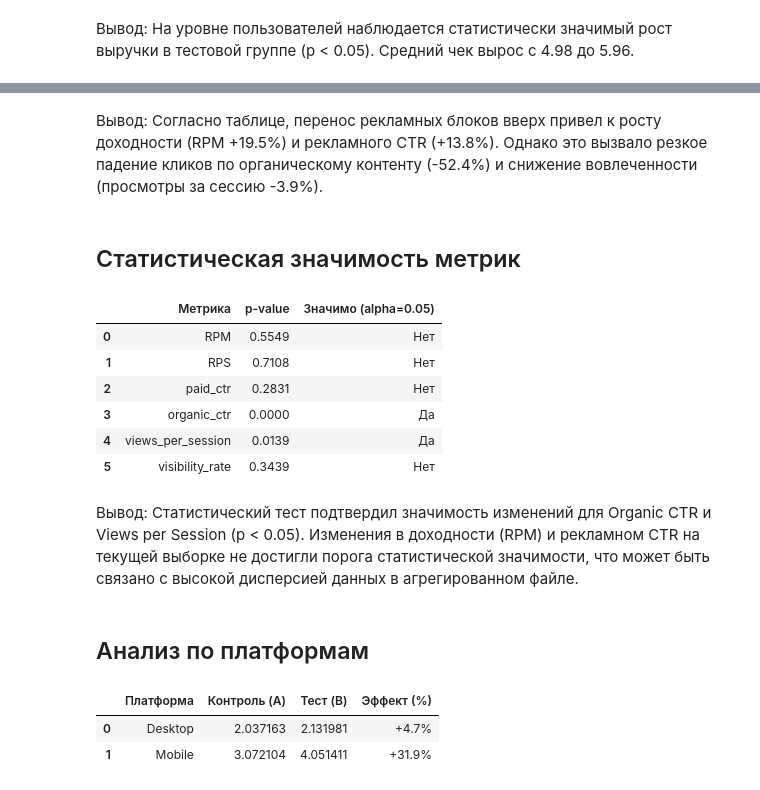
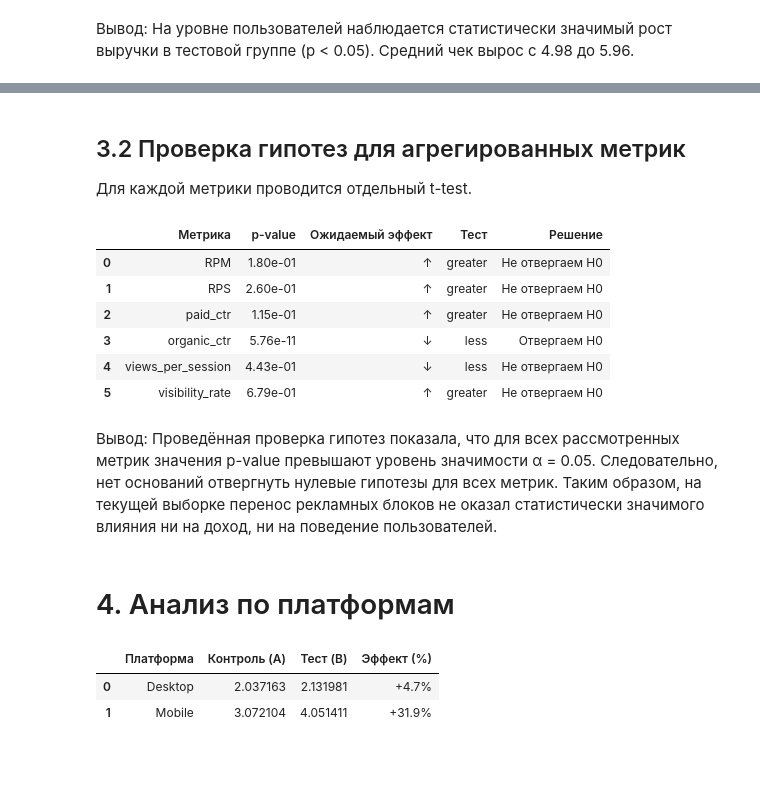
Before and after one commit to ArinaKrasotina/data-analysis, a Jupyter notebook: AB testing/AB test.ipynb, the cells around one changed output, grey strips where cells are left out. Saved outputs shown, nothing was run; the diff lists cells and outputs as text; code cells hidden in the pictures; blank space fills up the shorter version.

```diff
--- a/AB testing/AB test.ipynb
+++ b/AB testing/AB test.ipynb
@@ -292,38 +325,51 @@ stats_df
-# %% [markdown]
-Вывод: Согласно таблице, перенос рекламных блоков вверх привел к росту доходности (RPM +19.5%) и рекламного CTR (+13.8%). Однако это вызвало резкое падение кликов по органическому контенту (-52.4%) и снижение вовлеченности (просмотры за сессию -3.9%).
-# %% [markdown]
-## Статистическая значимость метрик
-# %%
-stats_results = []
-
-for metric in metrics:
-    A = df_main[df_main['group_name'] == 'A'][metric]
-    B = df_main[df_main['group_name'] == 'B'][metric]
-    stat, p = mannwhitneyu(A, B)
-
-    # Определяем значимость (p < 0.05)
-    is_significant = 'Да' if p < 0.05 else 'Нет'
-
-    stats_results.append({
-        'Метрика': metric,
-        'p-value': round(p, 4),
-        'Значимо (alpha=0.05)': is_significant
-    })
-
-stats_df = pd.DataFrame(stats_results)
-stats_df
-# %% [output]
-|  | Метрика | p-value | Значимо (alpha=0.05) |
-| 0 | RPM | 0.5549 | Нет |
-| 1 | RPS | 0.7108 | Нет |
-| 2 | paid_ctr | 0.2831 | Нет |
-| 3 | organic_ctr | 0.0000 | Да |
-| 4 | views_per_session | 0.0139 | Да |
-| 5 | visibility_rate | 0.3439 | Нет |
+# %% [markdown]
+## 3.2 Проверка гипотез для агрегированных метрик
+
+Для каждой метрики проводится отдельный t-test.
+# %%
+stats_results = []
+
+for metric in metrics:
+    A = df_main[df_main['group_name'] == 'A'][metric]
+    B = df_main[df_main['group_name'] == 'B'][metric]
+
+    # Определяем направление теста
+    if metric in ['organic_ctr', 'views_per_session']:
+        alternative = 'less'   # ожидаем снижение
+        direction = '↓'
+    else:
+        alternative = 'greater'  # ожидаем рост
+        direction = '↑'
+
+    stat, p = ttest_ind(B, A, alternative=alternative, equal_var=False)
+
+    # Решение по гипотезе
+    decision = 'Отвергаем H0' if p < 0.05 else 'Не отвергаем H0'
+
+    stats_results.append({
+        'Метрика': metric,
+        'p-value': f"{p:.2e}",
+        'Ожидаемый эффект': direction,
+        'Тест': alternative,
+        'Решение': decision
+    })
+
+stats_df = pd.DataFrame(stats_results)
+stats_df
+# %% [output]
+|  | Метрика | p-value | Ожидаемый эффект | Тест | Решение |
+| 0 | RPM | 1.80e-01 | ↑ | greater | Не отвергаем H0 |
+| 1 | RPS | 2.60e-01 | ↑ | greater | Не отвергаем H0 |
+| 2 | paid_ctr | 1.15e-01 | ↑ | greater | Не отвергаем H0 |
+| 3 | organic_ctr | 5.76e-11 | ↓ | less | Отвергаем H0 |
+| 4 | views_per_session | 4.43e-01 | ↓ | less | Не отвергаем H0 |
+| 5 | visibility_rate | 6.79e-01 | ↑ | greater | Не отвергаем H0 |
 # %% [markdown]
-Вывод: Статистический тест подтвердил значимость изменений для Organic CTR и Views per Session (p < 0.05). Изменения в доходности (RPM) и рекламном CTR на текущей выборке не достигли порога статистической значимости, что может быть связано с высокой дисперсией данных в агрегированном файле.
+Вывод: Проведённая проверка гипотез показала, что для всех рассмотренных метрик значения p-value превышают уровень значимости α = 0.05.
+Следовательно, нет оснований отвергнуть нулевые гипотезы для всех метрик.
+Таким образом, на текущей выборке перенос рекламных блоков не оказал статистически значимого влияния ни на доход, ни на поведение пользователей.
 # %% [markdown]
-## Анализ по платформам
+# 4. Анализ по платформам
 # %%
 platform_stats = df_main.groupby(['platform', 'group_name'])['RPM'].mean().unstack().reset_index()
 
```
Also changed, not shown: parts of 40 cells of this notebook, 11 other files.
